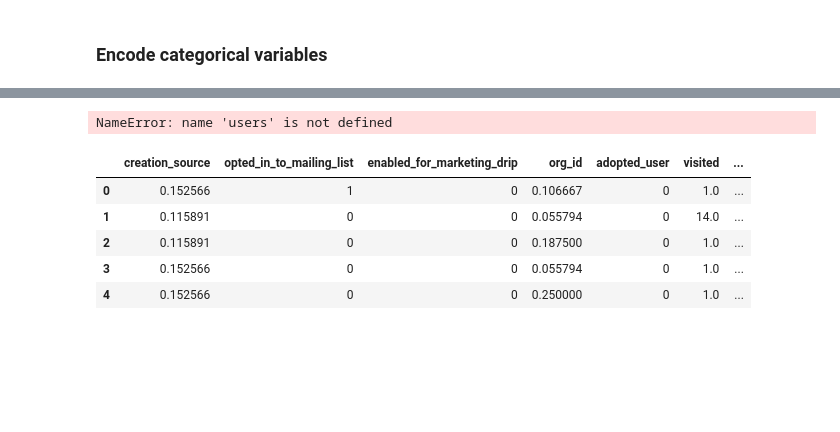
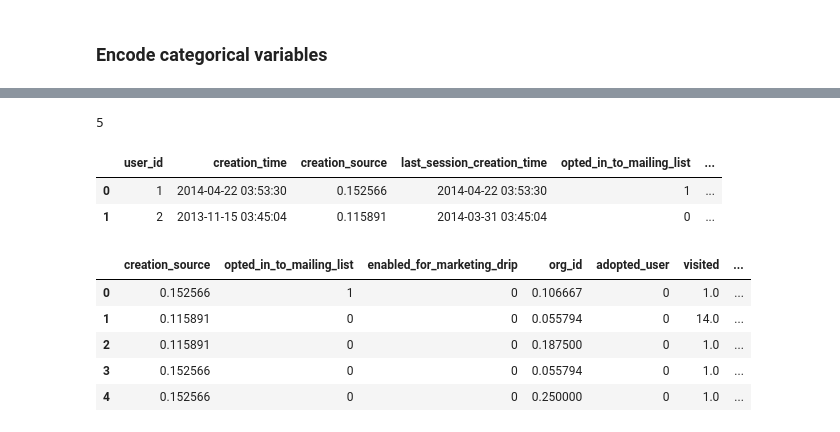
Before and after one commit to tri-bui/relax-challenge, a Jupyter notebook: relax_challenge.ipynb, the cells around one changed output, grey strips where cells are left out. Saved outputs shown, nothing was run; the diff lists cells and outputs as text; code cells hidden in the pictures; blank space fills up the shorter version.

Commit message:
Refactor creation_source encoding

```diff
--- a/relax_challenge.ipynb
+++ b/relax_challenge.ipynb
@@ -318,10 +318,16 @@ user_df.head(2)
 # %%
 # Encode creation_source
-src_ar = users.groupby('creation_source').adopted_user.mean().to_dict()
-users['creation_source'] = users.creation_source.map(src_ar)
-users.head()
+src_ar = user_df.groupby('creation_source')['adopted_user'].mean().to_dict()
+print(len(src_ar))
+
+# Encode `creation_source` with their adoption rate
+user_df['creation_source'] = user_df.creation_source.map(src_ar)
+user_df.head(2)
 # %% [output]
-NameError: name 'users' is not defined
+5
+|  | user_id | creation_time | creation_source | last_session_creation_time | opted_in_to_mailing_list | ... |
+| 0 | 1 | 2014-04-22 03:53:30 | 0.152566 | 2014-04-22 03:53:30 | 1 | ... |
+| 1 | 2 | 2013-11-15 03:45:04 | 0.115891 | 2014-03-31 03:45:04 | 0 | ... |
 # %%
 # Encode email_domain
 dom_ar = users.groupby('email_domain').adopted_user.mean().to_dict()
```
Also changed, not shown: parts of 1 cell of this notebook.
